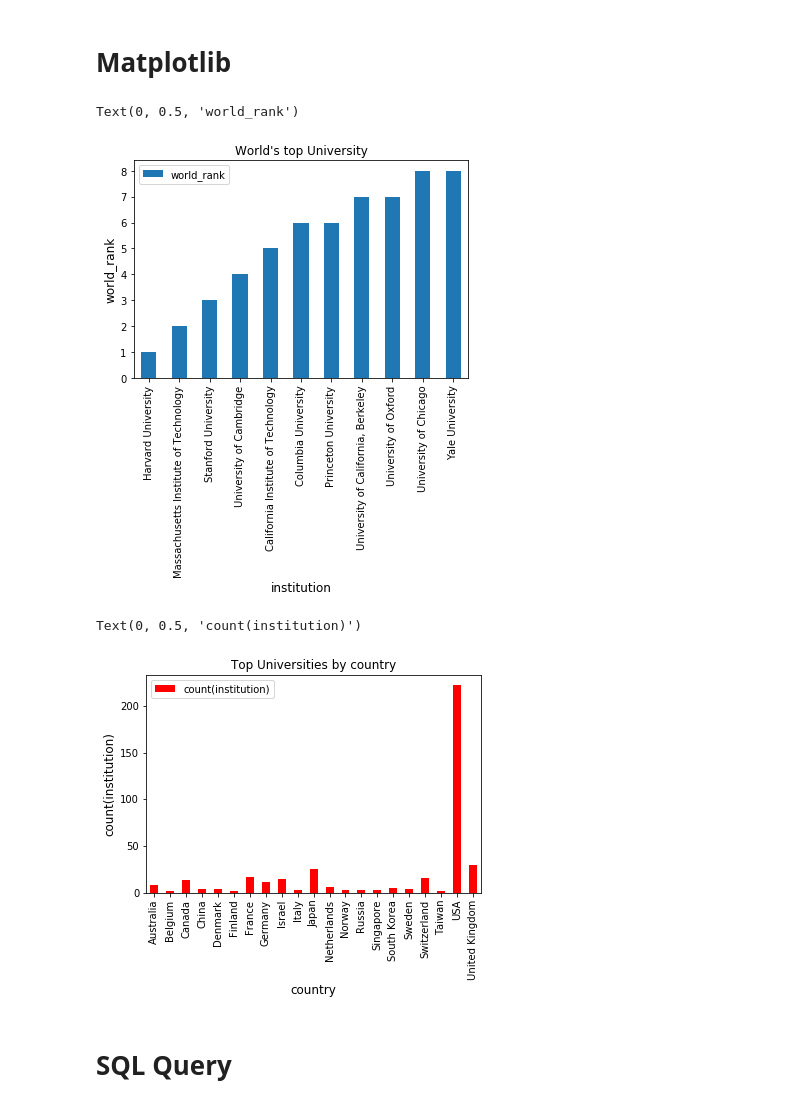
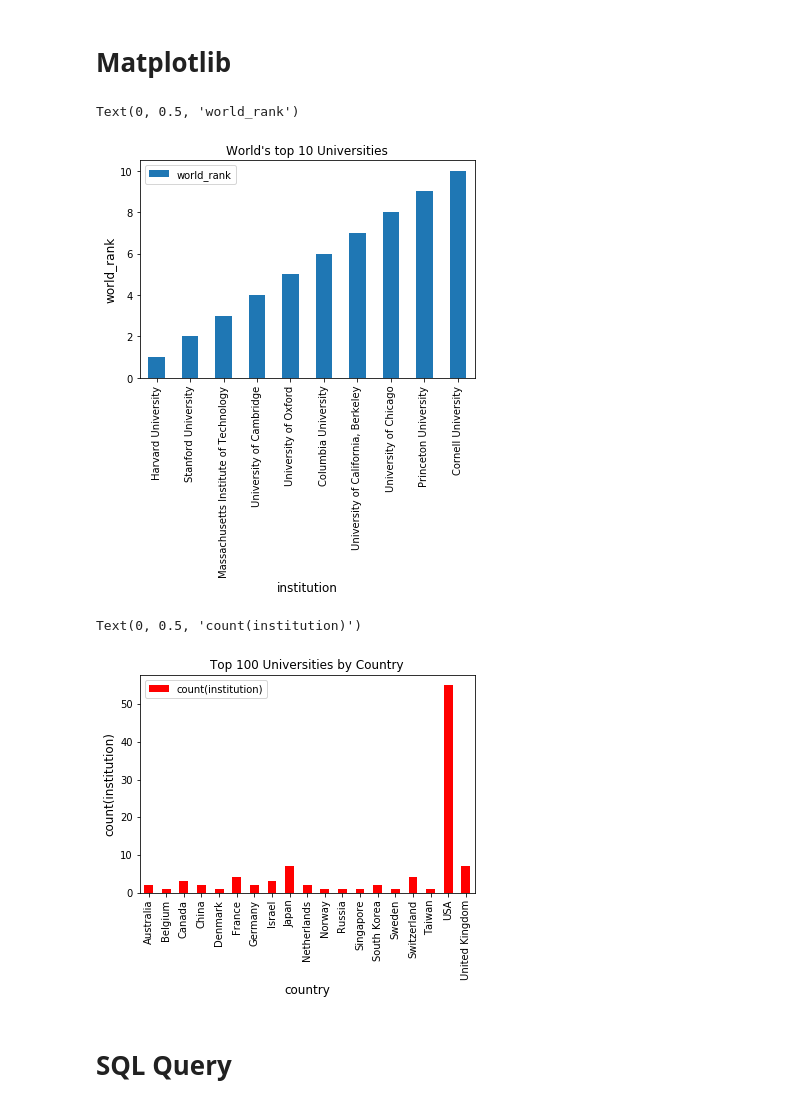
Before and after one commit to SmitaHtml/ProjectPython, a Jupyter notebook: WorldUniversityRankings.ipynb, the cells around one changed output. Drawn from its saved outputs; the diff is of its cells as text; code cells hidden in the pictures.

Commit message:
updated SQL by adding year

```diff
--- a/WorldUniversityRankings.ipynb
+++ b/WorldUniversityRankings.ipynb
@@ -52,13 +52,13 @@ df1.head()
 # %% [markdown]
 # Matplotlib
 # %%
-df_10 = pd.read_sql_query("SELECT institution, world_rank FROM uni WHERE world_rank < 9  GROUP BY institution order by world_rank ", cn1)
+df_10 = pd.read_sql_query("SELECT institution, world_rank FROM uni WHERE world_rank < 11 and year = '2015' order by world_rank", cn1)
 # %%
 df_in = df_10.set_index('institution')
-ax = df_in.plot.bar(stacked=True, title= "World's top University")
+ax = df_in.plot.bar(stacked=True, title= "World's top 10 Universities")
 ax.set_xlabel("institution",fontsize=12)
 ax.set_ylabel("world_rank",fontsize=12)
 # %% [output]
 Text(0, 0.5, 'world_rank')
-[figure, old version]
+[figure, new version]
 # %%
@@ -66,11 +66,11 @@ df_100 = pd.read_sql_query("SELECT country, count(institution) FROM uni WHERE wo
 # %%
 df_in = df_100.set_index('country')
-ax = df_in.plot.bar(stacked=True, title= "Top Universities by country", color='red')
+ax = df_in.plot.bar(stacked=True, title= "Top 100 Universities by Country", color='red')
 ax.set_xlabel("country",fontsize=12)
 ax.set_ylabel("count(institution)",fontsize=12)
 # %% [output]
 Text(0, 0.5, 'count(institution)')
-[figure, old version]
+[figure, new version]
 # %% [markdown]
 # SQL Query
 # %%
```
Also changed, not shown: parts of 2 cells of this notebook, 2 other files.
